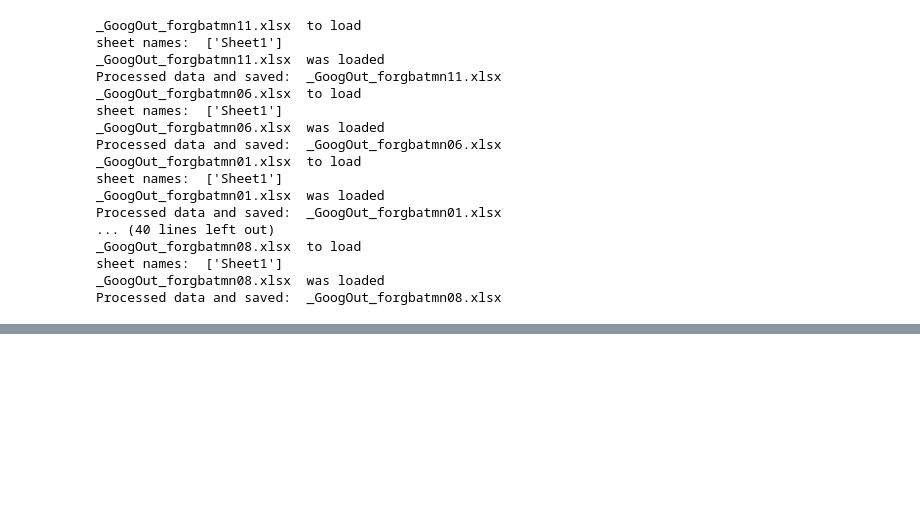
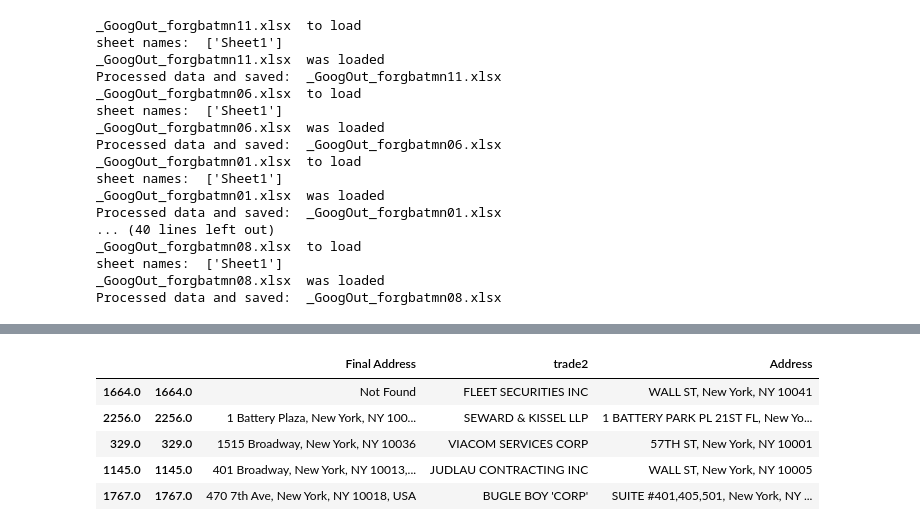
Before and after one commit to NYCIBO/Python-Procedures, a Jupyter notebook: QCEW_Address_Check.ipynb, the cells around one changed output, grey strips where cells are left out. Cells and saved outputs as stored; diff of their text form; code cells hidden in the pictures; blank space fills up the shorter version.

Commit message:
updates: yelp, google cleaning, ...

```diff
--- a/QCEW_Address_Check.ipynb
+++ b/QCEW_Address_Check.ipynb
@@ -259,0 +266,31 @@ df.head()
+# %%
+
+
+directory = os.fsencode("Z:/EAD/DOL Data/QCEW to RPAD address merge/forgbat/Manhattan/Google_Out_processed by macro/")
+
+# these files were already processed by google. I don't want to pay for processig them again, so I'll skip them.
+input_files=['_GoogOut_forgbatmn00.xlsx','_GoogOut_forgbatmn01.xlsx','_GoogOut_forgbatmn02.xlsx']
+
+# Clean up the files for processing
+
+for file in os.listdir(directory):
+    #print(os.path.splitext(file)[0].decode())
+    filename = os.fsdecode(file)
+    if filename.endswith(".xlsx") and '_GoogOut_' in filename and filename in input_files:
+        adds=pd.ExcelFile(os.path.join(directory,filename.encode()).decode())
+        print(filename, ' to load')
+        print('sheet names: ',adds.sheet_names)
+        df = adds.parse('Sheet1')
+        if 'Final Address' not in df.columns:
+            df['Final Address']=''
+        df1 = df.loc[df['Final Address']!="Not Searched",['Final Address','trade2', 'Address']]
+        name= os.path.splitext(file)[0].decode()
+        name1= name + '_adds'
+        exec(name +'= df')
+        exec(name +'= df1')
+        print(filename, ' was loaded')
+
+_GoogOut_forgbatmn00 = _GoogOut_forgbatmn00.loc[_GoogOut_forgbatmn00['Final Address']!="Not Searched",['Final Address','trade2', 'Address']]
+
+
+new_df = pd.merge(_GoogOut_forgbatmn01, _GoogOut_forgbatmn00,  how='left', left_on=['trade2','Address'], right_on = ['trade2','Address'],indicator =True)
@@ -259,0 +324,9 @@ df.head()
+# %%
+df.head()
+# %% [output]
+|  |  | Final Address | trade2 | Address |
+| 1664.0 | 1664.0 | Not Found | FLEET SECURITIES INC | WALL ST, New York, NY 10041 |
+| 2256.0 | 2256.0 | 1 Battery Plaza, New York, NY 100... | SEWARD & KISSEL LLP | 1 BATTERY PARK PL 21ST FL, New Yo... |
+| 329.0 | 329.0 | 1515 Broadway, New York, NY 10036 | VIACOM SERVICES CORP | 57TH ST, New York, NY 10001 |
+| 1145.0 | 1145.0 | 401 Broadway, New York, NY 10013,... | JUDLAU CONTRACTING INC | WALL ST, New York, NY 10005 |
+| 1767.0 | 1767.0 | 470 7th Ave, New York, NY 10018, USA | BUGLE BOY 'CORP' | SUITE #401,405,501, New York, NY ... |
```
Also changed, not shown: parts of 5 cells of this notebook.
